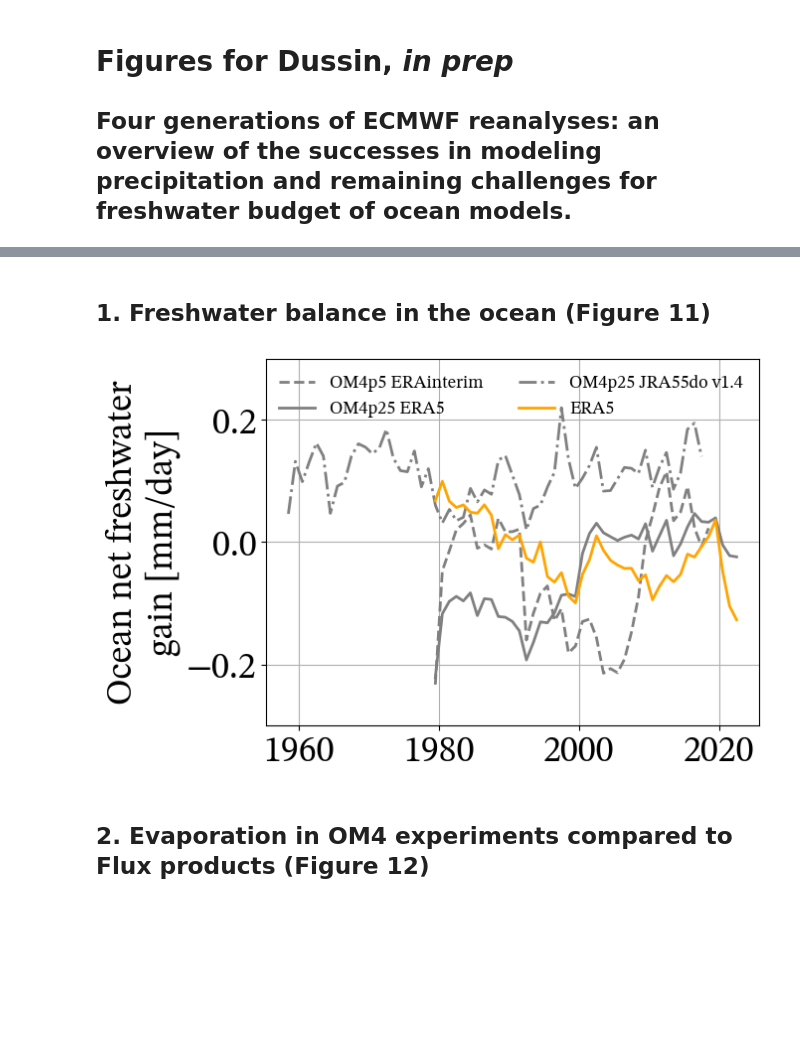
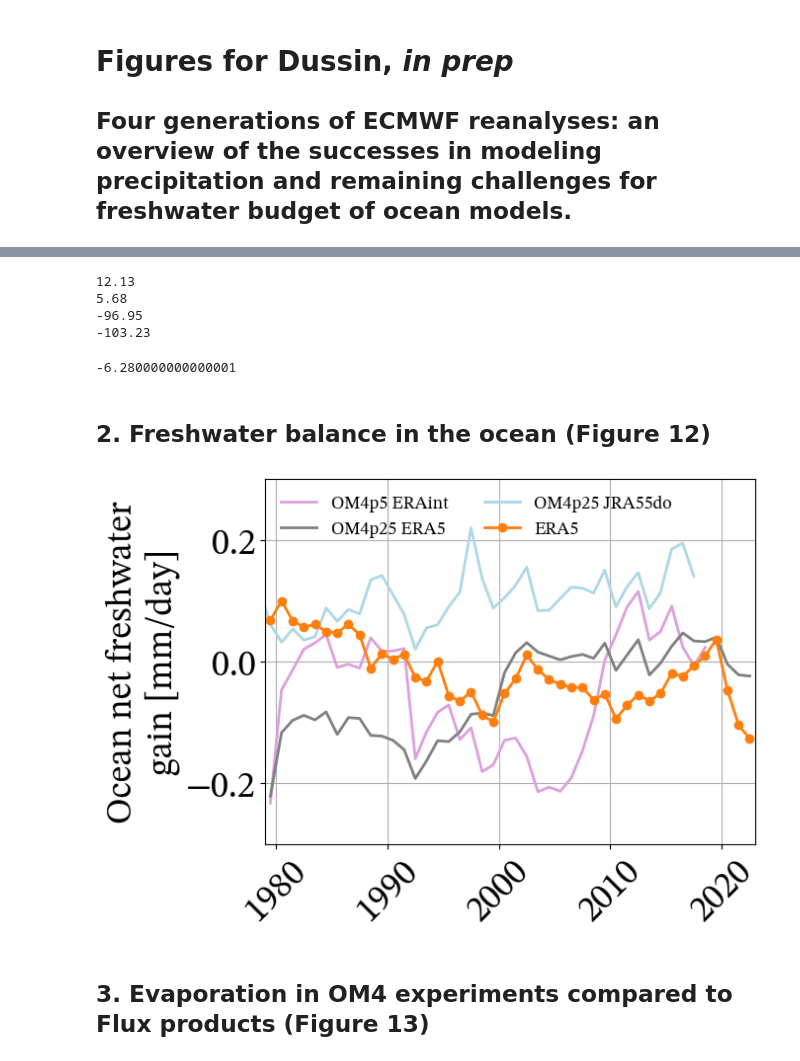
Before and after one commit to raphaeldussin/publications_material, a Jupyter notebook: Dussin_Freshwater_ECMWF_ERA5.ipynb, the cells around one changed output, grey strips where cells are left out. Saved outputs shown, nothing was run; the diff lists cells and outputs as text; code cells hidden in the pictures; blank space fills up the shorter version.

```diff
--- a/Dussin_Freshwater_ECMWF_ERA5.ipynb
+++ b/Dussin_Freshwater_ECMWF_ERA5.ipynb
@@ -5,5 +82,20 @@
+# %%
+print(f"{ts_era5['net'].sel(time=slice(1979, 1994)).mean(dim='time').values:.2f}")
+print(f"{ts_era5['net'].sel(time=slice(1998, 2022)).mean(dim='time').values:.2f}")
+
+print(f"{ts_era5['latent'].sel(time=slice(1979, 1994)).mean(dim='time').values:.2f}")
+print(f"{ts_era5['latent'].sel(time=slice(1998, 2022)).mean(dim='time').values:.2f}")
+# %% [output]
+12.13
+5.68
+-96.95
+-103.23
+# %%
+-103.23+96.95
+# %% [output]
+-6.280000000000001
 # %% [markdown]
-## 1. Freshwater balance in the ocean (Figure 11)
+## 2. Freshwater balance in the ocean (Figure 12)
 # %%
 import cftime
 import numpy as np
@@ -13,40 +105,57 @@ import matplotlib.pyplot as plt
 use_stix = True
 
 if use_stix:
     # replace with your own copy
     dirstix = "/net2/rnd/dev/stixfonts/fonts/static_ttf"
     import matplotlib.font_manager as font_manager
     for font in font_manager.findSystemFonts(dirstix):
         font_manager.fontManager.addfont(font)
     # Set font family globally
     plt.rcParams['font.family'] = 'STIX Two Text'
 
 # load data
 wfo_om4jra55 = xr.open_dataset("data_Dussin_Precips_ECMWF/ts_wfo_om4_jra55.nc")["wfo_om4jra55"]
 wfo_om4erai = xr.open_dataset("data_Dussin_Precips_ECMWF/ts_wfo_om4_erai.nc")["wfo_om4erai"]
 wfo_om4era5 = xr.open_dataset("data_Dussin_Precips_ECMWF/ts_wfo_om4_era5.nc")["wfo_om4era5"]
 wfo_era5 = xr.open_dataset("data_Dussin_Precips_ECMWF/ts_wfo_era5.nc")["wfo_era5"]
 
+#wfo_om4jra55
+#wfo_om4erai
+#wfo_om4era5
+#wfo_era5
+#ts_eraint_fw["time"] = xr.DataArray(np.arange(1979, 2018+1), dims="time")
+
 # plot
 plt.rcParams.update({"font.size": 26})
 ax = plt.axes()
 
-wfo_om4erai.plot(ax=ax, label="OM4p5 ERAinterim", color="grey", linestyle="--", linewidth=2)
+wfo_om4erai.plot(ax=ax, label="OM4p5 ERAint", color="plum", linestyle="-", linewidth=2)
 wfo_om4era5.plot(ax=ax, label="OM4p25 ERA5", color="grey", linestyle="-", linewidth=2)
-wfo_om4jra55.plot(ax=ax, label="OM4p25 JRA55do v1.4", color="grey", linestyle="-.", linewidth=2)
-wfo_era5.plot(ax=ax, label="ERA5", color="orange", linewidth=2)
+wfo_om4jra55.plot(ax=ax, label="OM4p25 JRA55do", color="lightblue", linestyle="-", linewidth=2)
+wfo_era5.plot(ax=ax, label="ERA5", color="tab:orange", marker="o", linewidth=2)
 
 plt.ylabel("Ocean net freshwater\ngain [mm/day]")
 plt.xlabel("")
+
+plt.xticks([cftime.DatetimeNoLeap(1960,1,1),
+            cftime.DatetimeNoLeap(1970,1,1),
+            cftime.DatetimeNoLeap(1980,1,1),
+            cftime.DatetimeNoLeap(1990,1,1),
+            cftime.DatetimeNoLeap(2000,1,1),
+            cftime.DatetimeNoLeap(2010,1,1),
+            cftime.DatetimeNoLeap(2020,1,1),],
+           ["1960", "1970","1980", "1990", "2000", "2010", "2020"], rotation=45)
+
+plt.xlim([cftime.DatetimeNoLeap(1979,1,1), cftime.DatetimeNoLeap(2023,1,1)])
 plt.ylim([-0.3, 0.3])
 plt.grid()
 plt.legend(fontsize=13, ncols=2, frameon=False)
 plt.draw()
-#plt.savefig("net_freshwater.png", bbox_inches="tight")
+plt.savefig("fig_net_freshwater.png", bbox_inches="tight")
 # %% [output]
-[figure, old version]
+[figure, new version]
 # %% [markdown]
-## 2. Evaporation in OM4 experiments compared to Flux products (Figure 12)
+## 3. Evaporation in OM4 experiments compared to Flux products (Figure 13)
 # %%
 import numpy as np
 import xarray as xr
```
Also changed, not shown: parts of 3 cells of this notebook, 8 other files.
